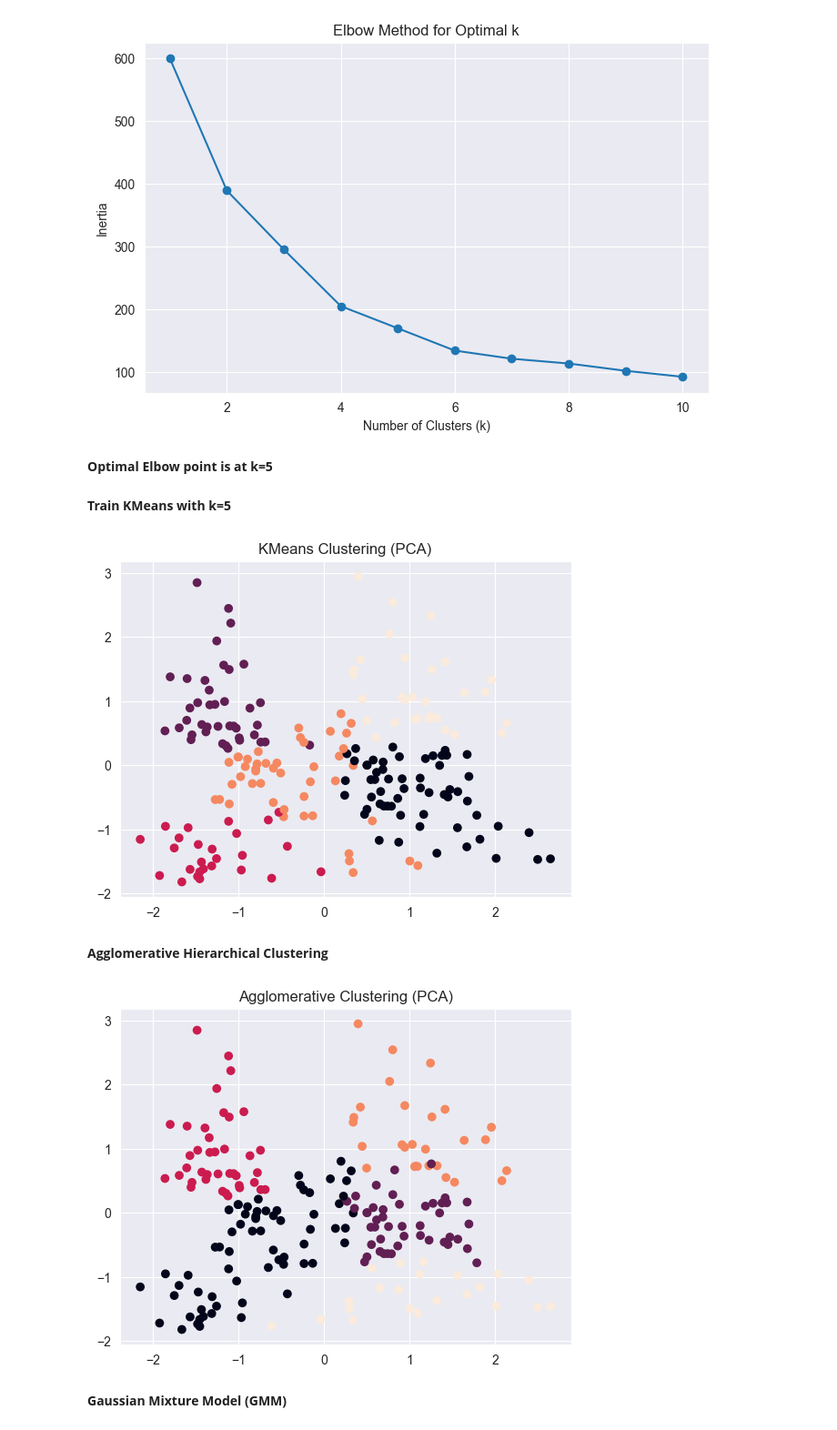
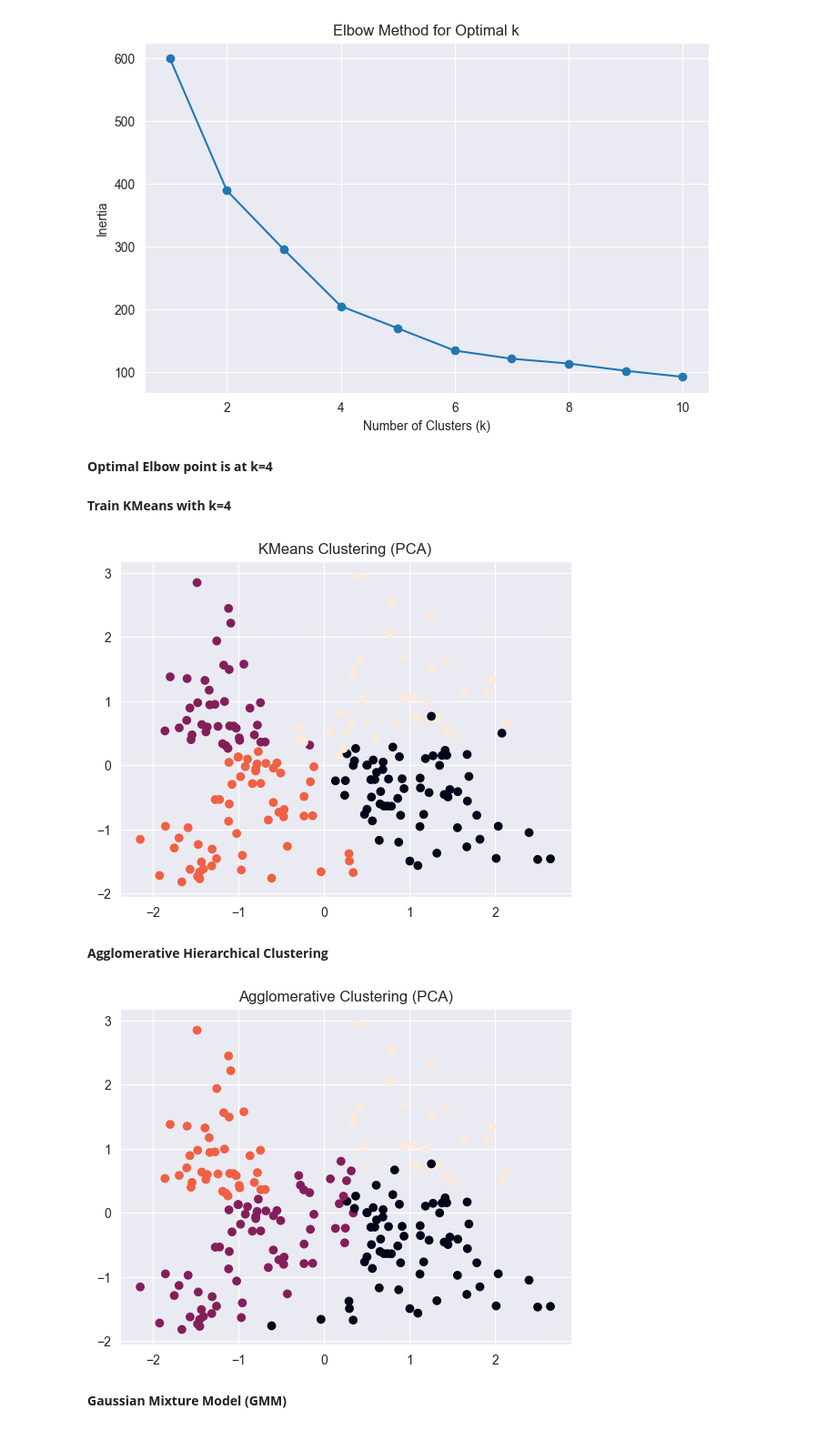
Before and after one commit to AmrKhaled05/Data-Science-Project, a Jupyter notebook: Mil3.ipynb, the cells around one changed output. Shown at 91% size. Saved outputs shown, nothing was run; the diff lists cells and outputs as text; code cells hidden in the pictures.

```diff
--- a/Mil3.ipynb
+++ b/Mil3.ipynb
@@ -95,27 +95,27 @@ plt.show()
 # %% [output]
 [figure]
 # %% [markdown]
-**Optimal Elbow point is at k=5**
+**Optimal Elbow point is at k=4**
 # %% [markdown]
-**Train KMeans with k=5**
+**Train KMeans with k=4**
 # %%
-kmeans = KMeans(n_clusters=5, random_state=42)
+kmeans = KMeans(n_clusters=4, random_state=42)
 clusters_kmeans = kmeans.fit_predict(df_scaled)
 plt.scatter(pca_result[:, 0], pca_result[:, 1], c=clusters_kmeans)
 plt.title('KMeans Clustering (PCA)')
 plt.show()
 # %% [output]
-[figure, old version]
+[figure, new version]
 # %% [markdown]
 **Agglomerative Hierarchical Clustering**
 # %%
-agglomerative = AgglomerativeClustering(n_clusters=5)
+agglomerative = AgglomerativeClustering(n_clusters=4)
 clusters_agglo = agglomerative.fit_predict(df_scaled)
 plt.scatter(pca_result[:, 0], pca_result[:, 1], c=clusters_agglo)
 plt.title('Agglomerative Clustering (PCA)')
 plt.show()
 # %% [output]
-[figure, old version]
+[figure, new version]
 # %% [markdown]
 **Gaussian Mixture Model (GMM)**
 # %%
```
Also changed, not shown: parts of 15 cells of this notebook.
